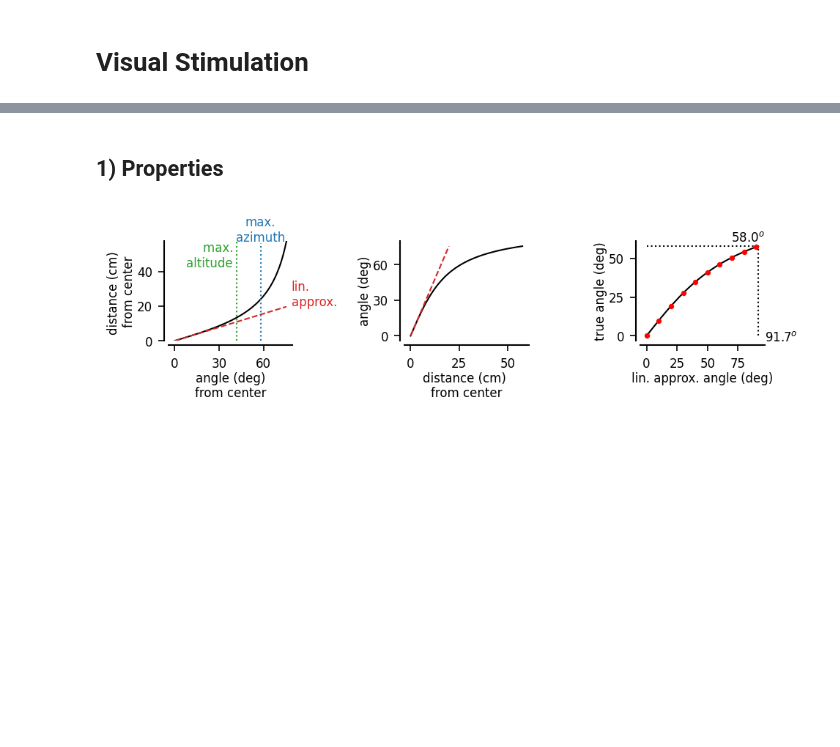
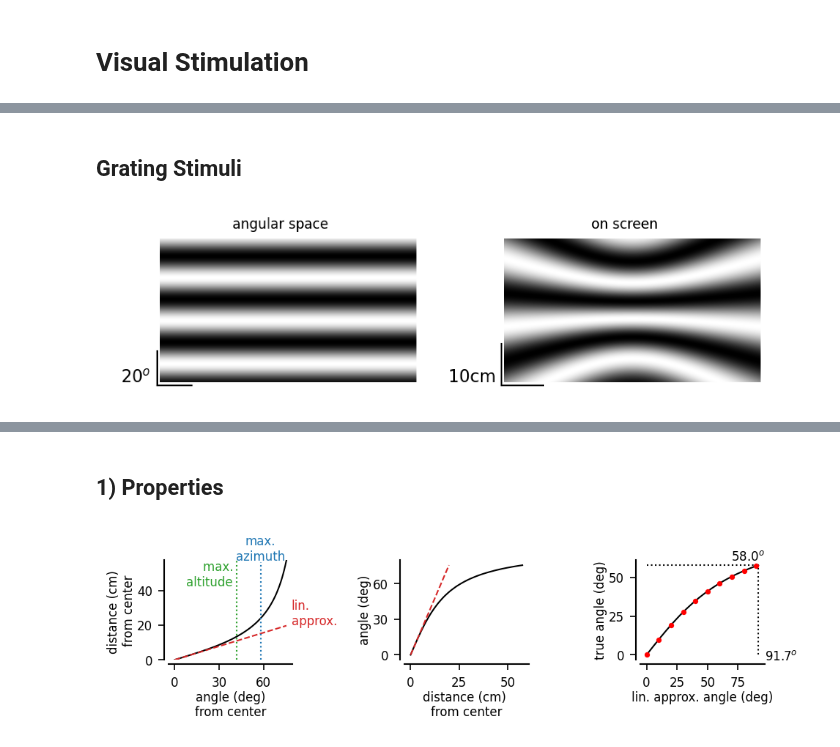
Before and after one commit to yzerlaut/physion, a Jupyter notebook: notebooks/Visual-Stim-Design.ipynb, the cells around one changed output, grey strips where cells are left out. Saved outputs shown, nothing was run; the diff lists cells and outputs as text; code cells hidden in the pictures; blank space fills up the shorter version.

```diff
--- a/notebooks/Visual-Stim-Design.ipynb
+++ b/notebooks/Visual-Stim-Design.ipynb
@@ -2,0 +88,21 @@
+# %% [markdown]
+## Grating Stimuli
+# %%
+params = get_default_params('center-grating')
+params['no-window'], params['demo'] = True, False
+
+# a full-field grating (100deg => radius > screen-size)
+for key, val in zip(['radius', 'x-center', 'y-center', 'angle'],
+                    [100, 0, 0, 0]):
+    params['%s-2' %key ] = val
+
+Stim = physion.visual_stim.stimuli.center_grating.stim(params, units='deg')
+Stim2 = physion.visual_stim.stimuli.center_grating.stim(params, units='cm')
+
+fig, AX = pt.figure(axes=(2,1), figsize=(1.8,2), wspace=0, left=0, right=0)
+AX[0].set_title('angular space')
+AX[1].set_title('on screen')
+Stim.plot_stim_picture(0, ax=AX[0])
+Stim2.plot_stim_picture(0, ax=AX[1])
+# %% [output]
+[figure, added]
```
Also changed, not shown: parts of 6 cells of this notebook, 7 other files.
